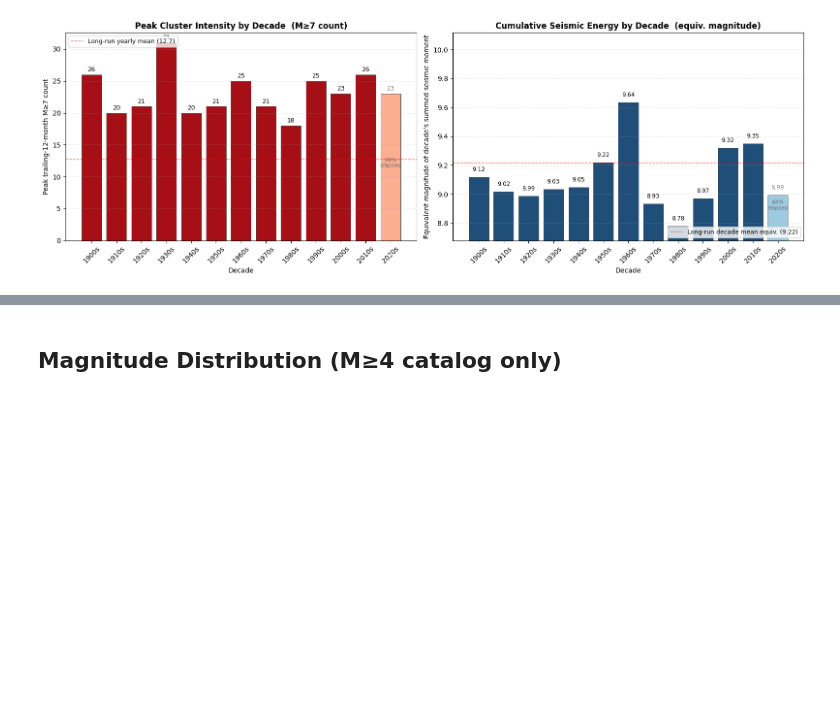
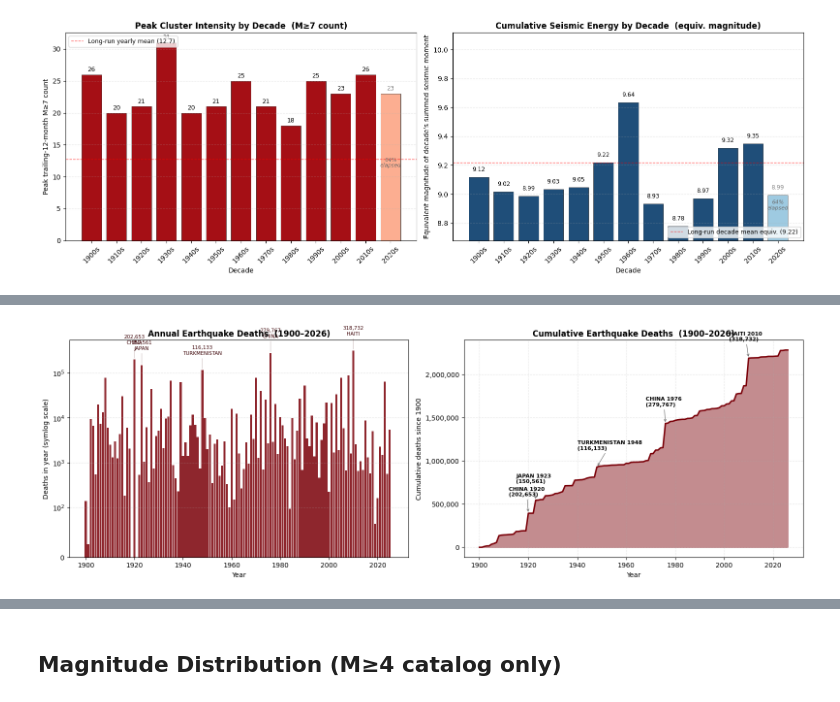
Before and after one commit to Biblejustin/earthquakes, a Jupyter notebook: earthquakes.ipynb, the cells around one changed output, grey strips where cells are left out. Saved outputs shown, nothing was run; the diff lists cells and outputs as text; code cells hidden in the pictures; blank space fills up the shorter version.

```diff
--- a/earthquakes.ipynb
+++ b/earthquakes.ipynb
@@ -35,6 +36,11 @@ with sqlite3.connect(DB) as conn:
         'FROM quakes ORDER BY time_ms',
         conn,
     )
+    sig = pd.read_sql_query(
+        'SELECT year, month, day, mag, lat, lon, location, deaths, damage_musd, source '
+        'FROM significant_quakes ORDER BY year, month, day',
+        conn,
+    )
 df['time'] = pd.to_datetime(df['time_ms'], unit='ms', utc=True)
 df['year'] = df['time'].dt.year
 
@@ -43,7 +49,8 @@ current_year = int(latest.year)
 year_start = pd.Timestamp(f'{current_year}-01-01', tz='UTC')
 year_end = pd.Timestamp(f'{current_year + 1}-01-01', tz='UTC')
 year_fraction = (latest - year_start) / (year_end - year_start)
-print(f'Loaded {len(df):,} events, {df["time"].min():%Y-%m-%d} → {latest:%Y-%m-%d}')
-print(f'Current year ({current_year}) is {year_fraction:.1%} complete — handled separately in plots.')
+print(f'USGS catalog: {len(df):,} events, {df["time"].min():%Y-%m-%d} → {latest:%Y-%m-%d}')
+print(f'NOAA significant: {len(sig):,} records  ({(sig["deaths"] > 0).sum():,} with recorded deaths)')
+print(f'Current year ({current_year}) is {year_fraction:.1%} complete.')
 df.head()
 # %% [output]
@@ -495,0 +391,65 @@ Rate per ~30-year window:
+# %%
+sig_with_deaths = sig[(sig['deaths'].notna()) & (sig['deaths'] > 0) & (sig['year'] >= 1900)].copy()
+annual_deaths = sig_with_deaths.groupby('year')['deaths'].sum()
+annual_deaths = annual_deaths.reindex(range(1900, current_year + 1), fill_value=0)
+cumulative_deaths = annual_deaths.cumsum()
+
+fig, (ax1, ax2) = plt.subplots(1, 2, figsize=(16, 5.5))
+
+# Panel 1: Annual deaths (symlog scale handles zero years)
+ax1.bar(annual_deaths.index, annual_deaths.values, color='#7a0008', alpha=0.85, width=0.85)
+ax1.set_yscale('symlog', linthresh=100)
+ax1.set_xlabel('Year'); ax1.set_ylabel('Deaths in year (symlog scale)')
+ax1.set_title(f'Annual Earthquake Deaths  (1900–{current_year})',
+              fontsize=12, fontweight='bold')
+ax1.grid(True, axis='y', alpha=0.3, linestyle='--', which='both')
+
+# Annotate the very deadliest years
+for year, deaths in annual_deaths.nlargest(5).items():
+    top_event = sig_with_deaths[sig_with_deaths['year'] == year].nlargest(1, 'deaths').iloc[0]
+    place_short = top_event['location'].split(':')[0].split('(')[0].strip()[:18]
+    ax1.annotate(f'{int(deaths):,}\n{place_short}',
+                 xy=(year, deaths), xytext=(year, deaths * 2.2),
+                 ha='center', fontsize=7.5, color='#3a0004',
+                 arrowprops=dict(arrowstyle='-', color='#3a0004', lw=0.5, alpha=0.4))
+
+# Panel 2: Cumulative deaths
+ax2.fill_between(cumulative_deaths.index, 0, cumulative_deaths.values,
+                 color='#7a0008', alpha=0.45)
+ax2.plot(cumulative_deaths.index, cumulative_deaths.values,
+         color='#7a0008', linewidth=2.2)
+ax2.set_xlabel('Year'); ax2.set_ylabel('Cumulative deaths since 1900')
+ax2.set_title(f'Cumulative Earthquake Deaths  (1900–{current_year})',
+              fontsize=12, fontweight='bold')
+ax2.grid(True, alpha=0.3, linestyle='--')
+ax2.yaxis.set_major_formatter(plt.FuncFormatter(lambda x, _: f'{int(x):,}'))
+
+# Mark a few step events
+for year, deaths in annual_deaths.nlargest(5).items():
+    top_event = sig_with_deaths[sig_with_deaths['year'] == year].nlargest(1, 'deaths').iloc[0]
+    place_short = top_event['location'].split(':')[0].split('(')[0].strip()[:20]
+    cum_at_year = cumulative_deaths.loc[year]
+    ax2.annotate(f'{place_short} {year}\n({int(deaths):,})',
+                 xy=(year, cum_at_year), xytext=(year - 8, cum_at_year + 200000),
+                 fontsize=8, color='black', fontweight='bold',
+                 arrowprops=dict(arrowstyle='->', color='dimgrey', lw=0.8))
+
+plt.tight_layout()
+save_fig(fig, '07_earthquake_deaths.png')
+plt.show()
+
+print(f'Total earthquake deaths recorded since 1900: {int(annual_deaths.sum()):,}')
+print(f'Years with no recorded deaths: {(annual_deaths == 0).sum()}')
+print()
+print('Deadliest single years:')
+for year, deaths in annual_deaths.nlargest(10).items():
+    top_event = sig_with_deaths[sig_with_deaths['year'] == year].nlargest(1, 'deaths').iloc[0]
+    print(f'  {year}:  {int(deaths):>8,} deaths   M{top_event["mag"] or 0:.1f}  {top_event["location"][:60]}')
+print()
+print('Deaths per decade:')
+decade_deaths = annual_deaths.groupby((annual_deaths.index // 10) * 10).sum()
+for dec, deaths in decade_deaths.items():
+    partial = '  (partial)' if dec == current_decade else ''
+    print(f'  {int(dec)}s:  {int(deaths):>10,}{partial}')
+# %% [output]
+[figure, added]
```
Also changed, not shown: parts of 23 cells of this notebook, 6 other files.
